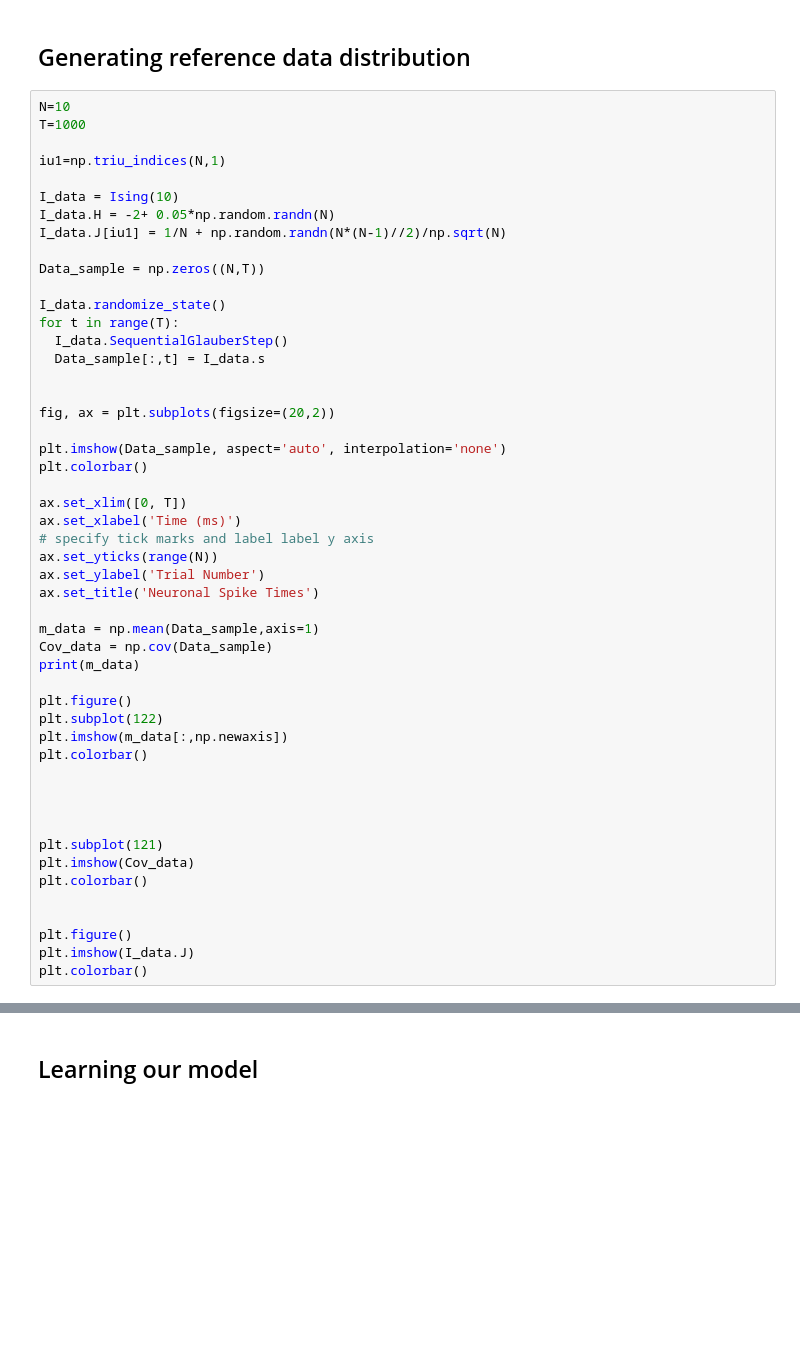
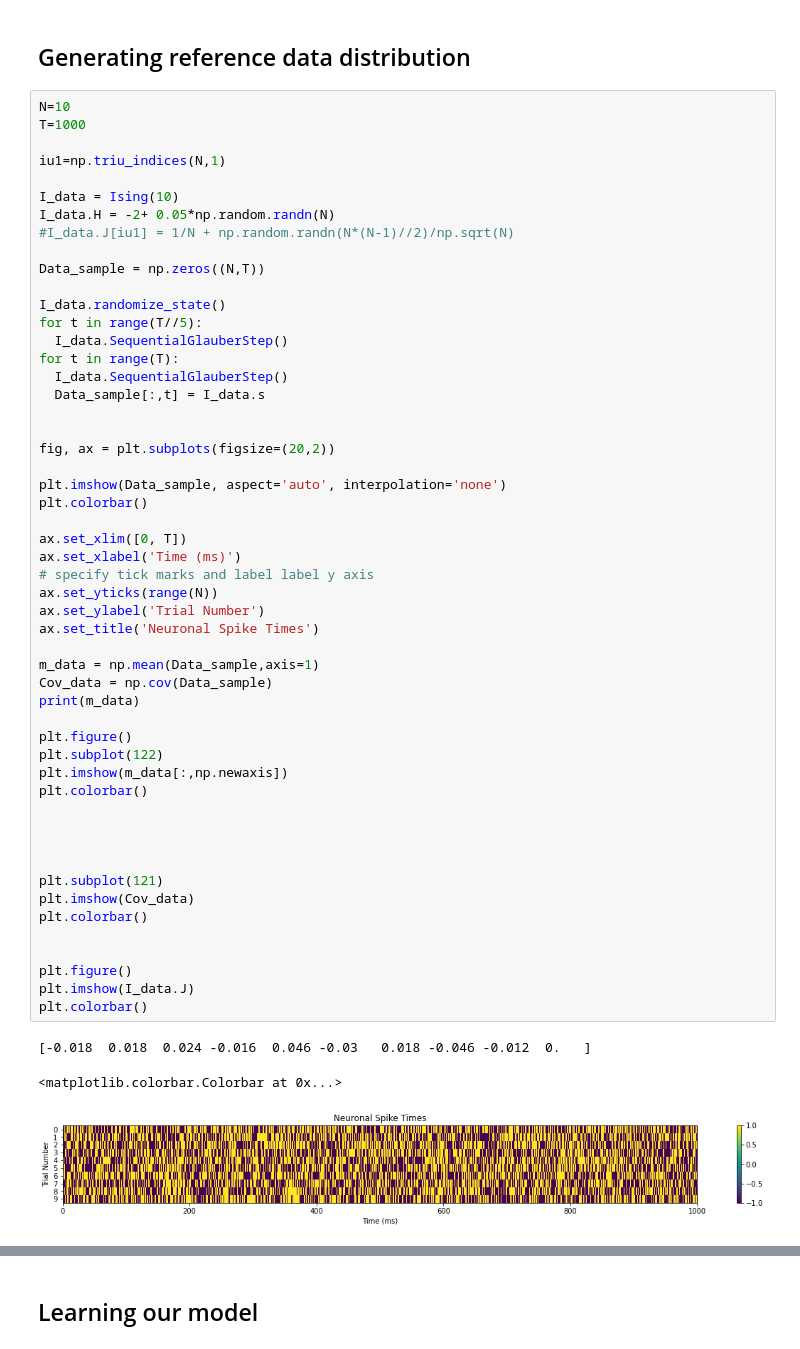
Before and after one commit to MiguelAguilera/Neuro-MaxEnt-inference-tutorial, a Jupyter notebook: Spike_train_learning.ipynb, the cells around one changed output, grey strips where cells are left out. Drawn from its saved outputs; the diff is of its cells as text; blank space fills up the shorter version.

```diff
--- a/Spike_train_learning.ipynb
+++ b/Spike_train_learning.ipynb
@@ -52,11 +52,13 @@ iu1=np.triu_indices(N,1)
 
 I_data = Ising(10)
 I_data.H = -2+ 0.05*np.random.randn(N)
-I_data.J[iu1] = 1/N + np.random.randn(N*(N-1)//2)/np.sqrt(N)
+#I_data.J[iu1] = 1/N + np.random.randn(N*(N-1)//2)/np.sqrt(N)
 
 Data_sample = np.zeros((N,T))
 
 I_data.randomize_state()
+for t in range(T//5):
+  I_data.SequentialGlauberStep()
 for t in range(T):
   I_data.SequentialGlauberStep()
   Data_sample[:,t] = I_data.s
@@ -67,30 +69,34 @@ fig, ax = plt.subplots(figsize=(20,2))
 plt.imshow(Data_sample, aspect='auto', interpolation='none')
 plt.colorbar()
 
 ax.set_xlim([0, T])
 ax.set_xlabel('Time (ms)')
 # specify tick marks and label label y axis
 ax.set_yticks(range(N))
 ax.set_ylabel('Trial Number')
 ax.set_title('Neuronal Spike Times')
 
 m_data = np.mean(Data_sample,axis=1)
 Cov_data = np.cov(Data_sample)
 print(m_data)
 
 plt.figure()
 plt.subplot(122)
 plt.imshow(m_data[:,np.newaxis])
 plt.colorbar()
 
 
 
 
 plt.subplot(121)
 plt.imshow(Cov_data)
 plt.colorbar()
 
 
 plt.figure()
 plt.imshow(I_data.J)
 plt.colorbar()
+# %% [output]
+[-0.018  0.018  0.024 -0.016  0.046 -0.03   0.018 -0.046 -0.012  0.   ]
+<matplotlib.colorbar.Colorbar at 0x...>
+[figure, added]
```
Also changed, not shown: parts of 2 cells of this notebook.
